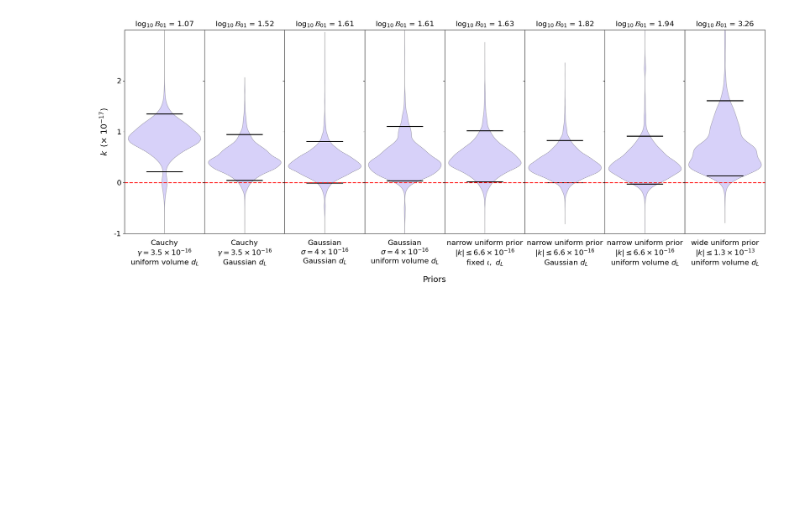
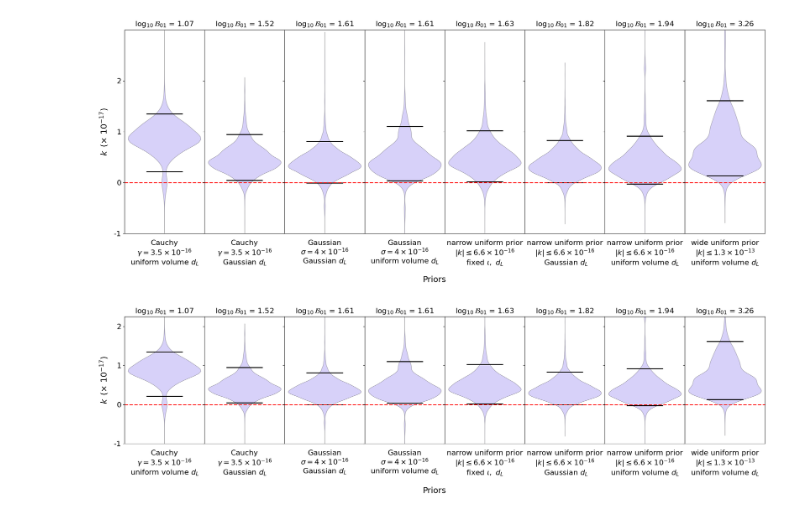
Before and after one commit to lalit-pathak/test_of_special_relativity, a Jupyter notebook: plots/plots.ipynb, the cells around one changed output. Cells and saved outputs as stored; diff of their text form; code cells hidden in the pictures; blank space fills up the shorter version.

```diff
--- a/plots/plots.ipynb
+++ b/plots/plots.ipynb
@@ -71,3 +71,46 @@ plt.subplots_adjust(wspace=0, hspace=0.1)
 plt.savefig('fig_violin_plots.png', dpi=150, bbox_inches='tight')
 # %% [output]
 [figure]
+# %%
+nrows, ncoms = 1, 8
+fig, axs = plt.subplots(nrows, ncoms, figsize=(25, 5), sharey=True)
+
+fontsize = 16
+
+xlabel = ['Cauchy' + '\n' + r'$\gamma = 3.5 \times 10^{-16}$' + '\n' + r'uniform volume $d_L$', 'Cauchy' + '\n' + r'$\gamma = 3.5 \times 10^{-16}$' + '\n' + r'Gaussian $d_L$', \
+         'Gaussian' + '\n' + r'$\sigma = 4 \times 10^{-16}$' + '\n' + r'Gaussian $d_L$', 'Gaussian' + '\n' + r'$\sigma = 4 \times 10^{-16}$' + '\n' + r'uniform volume $d_L$', \
+         'narrow uniform prior' + '\n' + r'$|k| \leq 6.6 \times 10^{-16}$' + '\n' + r'fixed $\iota, \, \, d_L$', 'narrow uniform prior' + '\n' + r'$|k| \leq 6.6 \times 10^{-16}$' + '\n' + r' Gaussian $d_L$', \
+         'narrow uniform prior' + '\n' + r'$|k| \leq 6.6 \times 10^{-16}$' + '\n' + r'uniform volume $d_L$', 'wide uniform prior' + '\n' + r'$|k| \leq 1.3 \times 10^{-13}$' + '\n' + r'uniform volume $d_L$']
+
+for j in range(ncoms):
+
+    parts = axs[j].violinplot(samps[j], quantiles=[0.05, 0.95], widths=0.2, points=150, showextrema=False)
+    axs[j].set_title(r'$\log_{10} \mathcal{B}_{01}$ = %.2f'%B01[j], y = 1.005, fontsize=fontsize)
+    axs[j].axhline(y=0, ls='--', c='r', lw=2)
+    axs[j].set_ylim(-1, 2.25)
+    axs[j].set_xticks([])
+    if(j>0):
+        axs[j].set_yticks([])
+    axs[j].set_ylabel(r'$k \,\,\,(\times \,\, 10^{-17})$', fontsize=fontsize+2, labelpad=10)
+    axs[j].set_xlabel(xlabel[j], fontsize=fontsize, labelpad=10)
+
+    for pc in parts['bodies']:
+        pc.set_facecolor('mediumslateblue')
+        pc.set_edgecolor('black')
+        pc.set_alpha(0.3)
+
+    parts['cquantiles'].set_linewidth(2)
+    parts['cquantiles'].set_edgecolor('black')
+
+axs[0].set_yticks([-1, 0, 1, 2])
+axs[0].set_yticklabels([-1, 0, 1, 2], fontsize=fontsize)
+
+fig.supxlabel('Priors', x = 0.5, y = -0.2, fontsize=fontsize+2)
+# Hide x labels and tick labels for top plots and y ticks for right plots.
+for ax in axs.flat:
+    ax.label_outer()
+
+plt.subplots_adjust(wspace=0, hspace=0.1)
+plt.savefig('fig_violin_plots_new.png', dpi=200, bbox_inches='tight')
+# %% [output]
+[figure, added]
```
Also changed, not shown: 1 other file.
